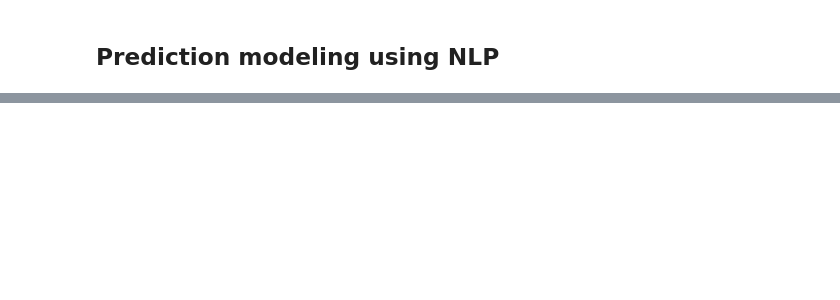
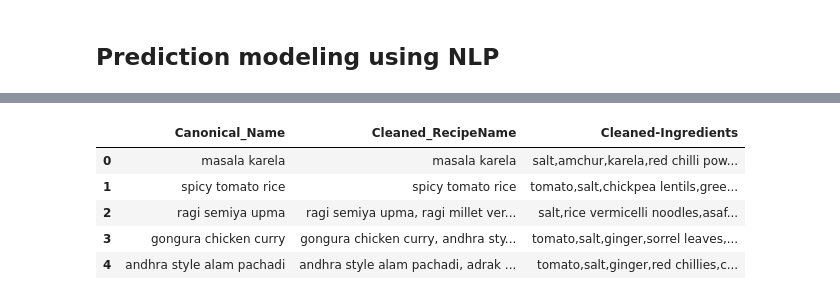
Before and after one commit to MukeshReddy2K/Dish-Ingredients-prediction, a Jupyter notebook: Script.ipynb, the cells around one changed output, grey strips where cells are left out. Cells and saved outputs as stored; diff of their text form; code cells hidden in the pictures; blank space fills up the shorter version.

Commit message:
Cleaned DF

```diff
--- a/Script.ipynb
+++ b/Script.ipynb
@@ -28,14 +57,0 @@ ingredients_df.drop_duplicates(subset='TranslatedRecipeName', inplace=True)
-# %%
-def clean_text(text):
-    text = text.lower()
-    text = re.sub(r'[^a-z\s]', '', text)
-    text = re.sub(r'\s+', ' ', text).strip()
-    text = text.replace('recipe', '').strip()
-    return text
-
-ingredients_df['TranslatedRecipeName'] = ingredients_df['TranslatedRecipeName'].apply(clean_text)
-# ingredients_df['Cleaned-Ingredients'] = ingredients_df['Cleaned-Ingredients'].apply(clean_text)
-
-ingredients_df['Cuisine'] = ingredients_df['Cuisine'].str.lower().str.strip()
-ingredients_df['Name_WordCount'] = ingredients_df['TranslatedRecipeName'].apply(lambda x: len(x.split()))
-ingredients_df['Cleaned-Ingredients'] = ingredients_df['Cleaned-Ingredients'].apply(lambda x: [i.strip() for i in x.split(',')])
@@ -41,0 +104,10 @@ ingredients_df['Cleaned-Ingredients'] = ingredients_df['Cleaned-Ingredients'].ap
+# %%
+final_df = ingredients_df[["Canonical_Name", "Cleaned_RecipeName", 'Cleaned-Ingredients']].copy()
+final_df.head()
+# %% [output]
+|  | Canonical_Name | Cleaned_RecipeName | Cleaned-Ingredients |
+| 0 | masala karela | masala karela | salt,amchur,karela,red chilli pow... |
+| 1 | spicy tomato rice | spicy tomato rice | tomato,salt,chickpea lentils,gree... |
+| 2 | ragi semiya upma | ragi semiya upma, ragi millet ver... | salt,rice vermicelli noodles,asaf... |
+| 3 | gongura chicken curry | gongura chicken curry, andhra sty... | tomato,salt,ginger,sorrel leaves,... |
+| 4 | andhra style alam pachadi | andhra style alam pachadi, adrak ... | tomato,salt,ginger,red chillies,c... |
```
Also changed, not shown: parts of 5 cells of this notebook, 2 other files.
